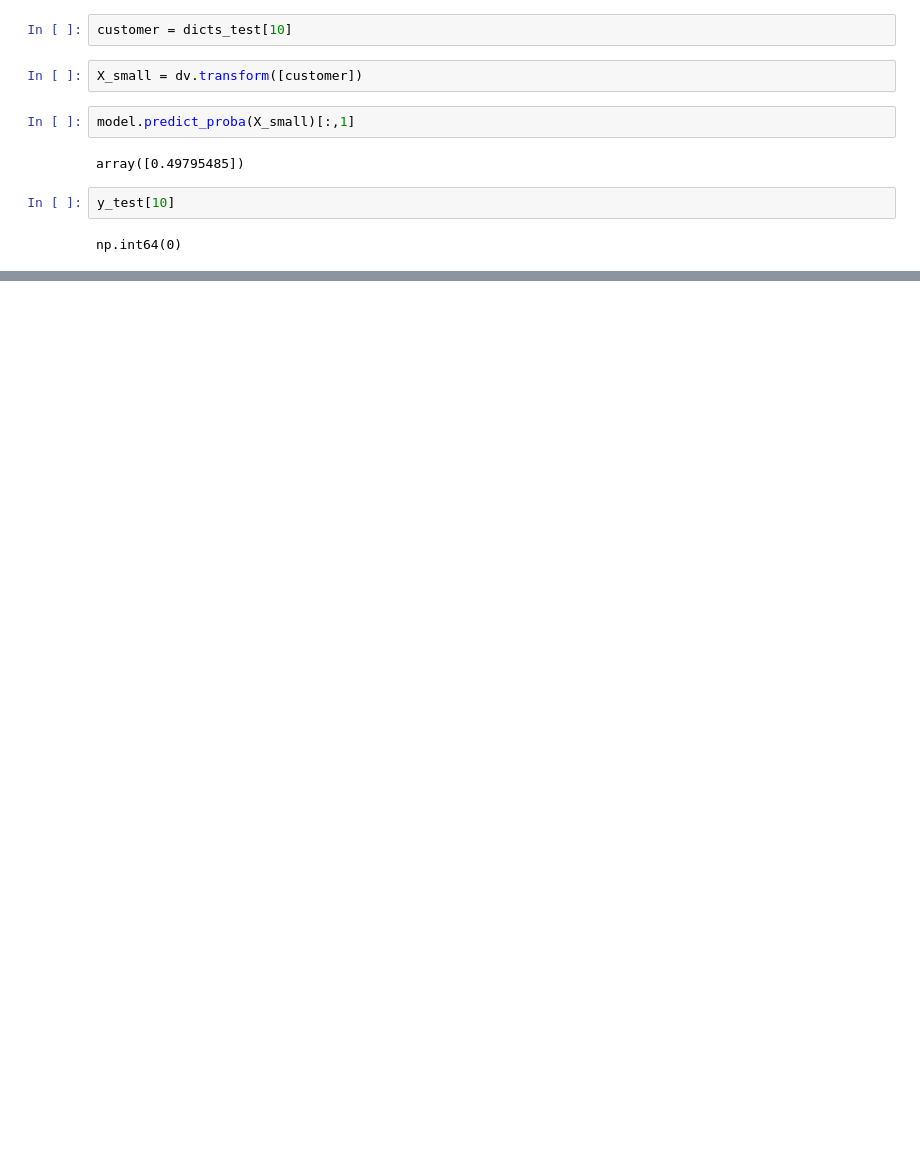
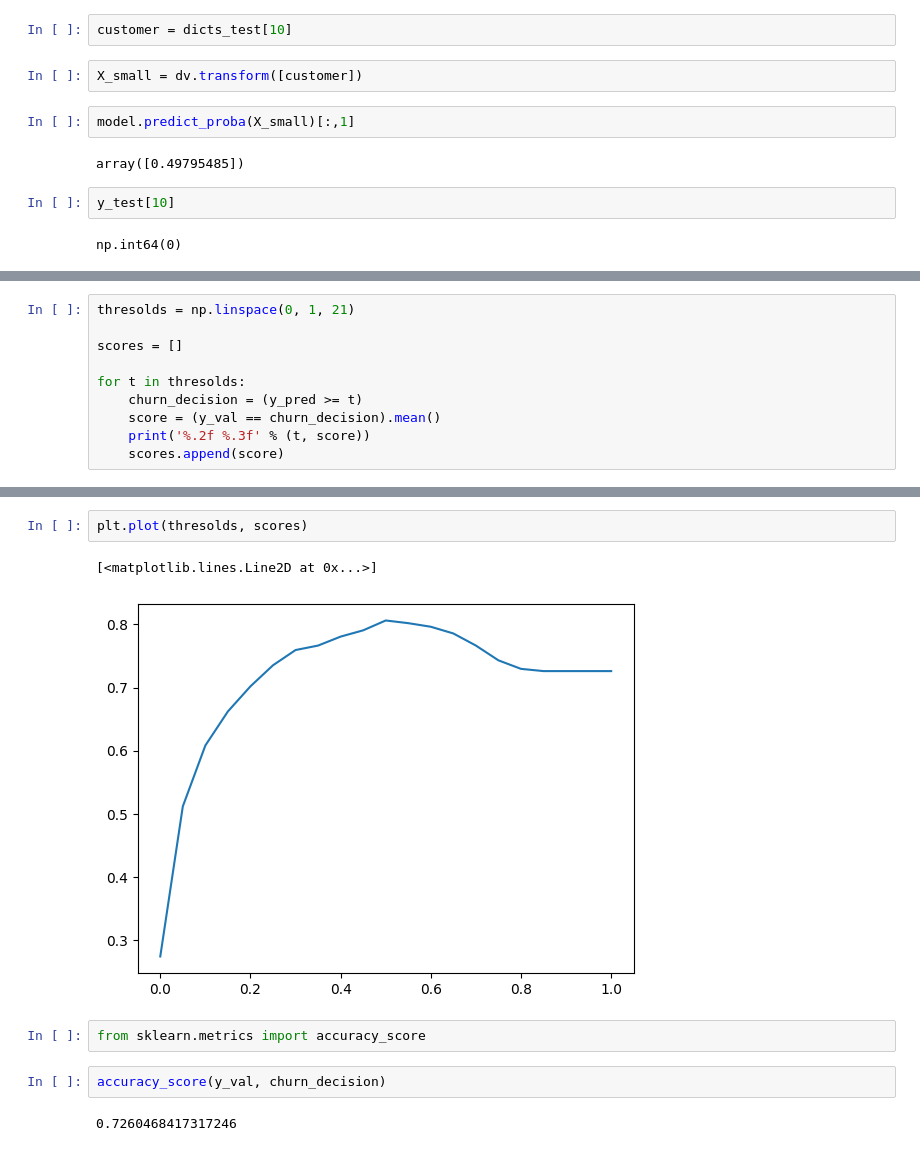
Before and after one commit to opadotun-taiwo/ml_projects, a Jupyter notebook: 03-churn-classification/Churn.ipynb, the cells around one changed output, grey strips where cells are left out. Cells and saved outputs as stored; diff of their text form; blank space fills up the shorter version.

```diff
--- a/03-churn-classification/Churn.ipynb
+++ b/03-churn-classification/Churn.ipynb
@@ -485,0 +494,10 @@ np.int64(0)
+# %%
+thresolds = np.linspace(0, 1, 21)
+
+scores = []
+
+for t in thresolds:
+    churn_decision = (y_pred >= t)
+    score = (y_val == churn_decision).mean()
+    print('%.2f %.3f' % (t, score))
+    scores.append(score)
@@ -485,0 +522,11 @@ np.int64(0)
+# %%
+plt.plot(thresolds, scores)
+# %% [output]
+[<matplotlib.lines.Line2D at 0x...>]
+[figure, added]
+# %%
+from sklearn.metrics import accuracy_score
+# %%
+accuracy_score(y_val, churn_decision)
+# %% [output]
+0.7260468417317246
```
Also changed, not shown: parts of 43 cells of this notebook, 3 other files.
